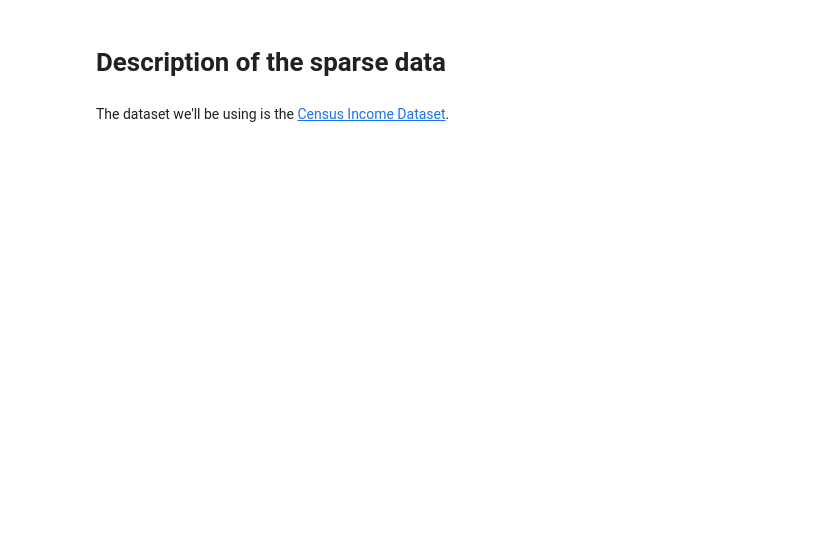
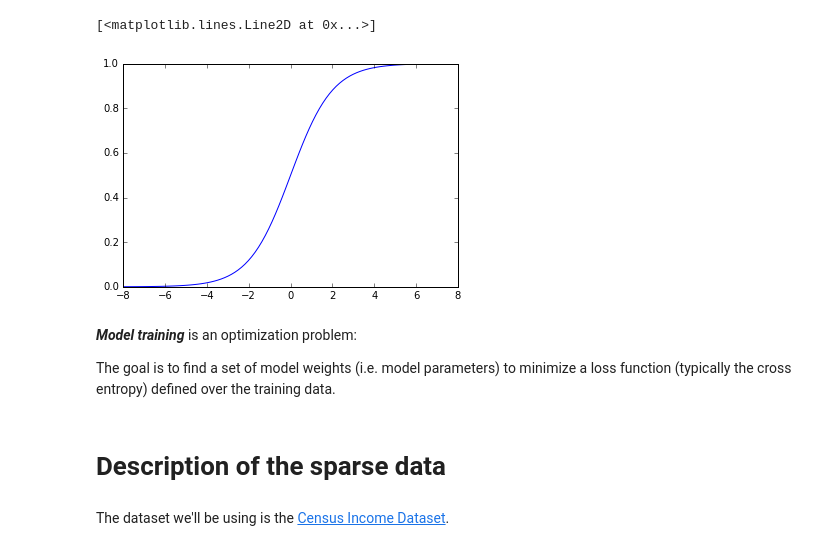
Before and after one commit to cuscino/tensorflow, a Jupyter notebook: Sparse_data_tutorial.ipynb, the cells around one changed output. Drawn from its saved outputs; the diff is of its cells as text; code cells hidden in the pictures; blank space fills up the shorter version.

```diff
--- a/Sparse_data_tutorial.ipynb
+++ b/Sparse_data_tutorial.ipynb
@@ -1,3 +44,20 @@
+# %%
+# Let's plot the logistic function.
+import math
+import numpy as np
+%matplotlib inline
+import matplotlib.pyplot as plt
+
+xx = np.linspace(-8, 8, 100)
+yy = np.divide(1, 1 + np.exp(-xx))
+plt.plot(xx, yy)
+# %% [output]
+[<matplotlib.lines.Line2D at 0x...>]
+[figure, added]
+# %% [markdown]
+***Model training*** is an optimization problem:
+
+The goal is to find a set of model weights (i.e. model parameters) to minimize a loss function (typically the cross entropy) defined over the training data.
 # %% [markdown]
 # Description of the sparse data
 # %% [markdown]
```
Also changed, not shown: parts of 34 cells of this notebook, 1 other file.
